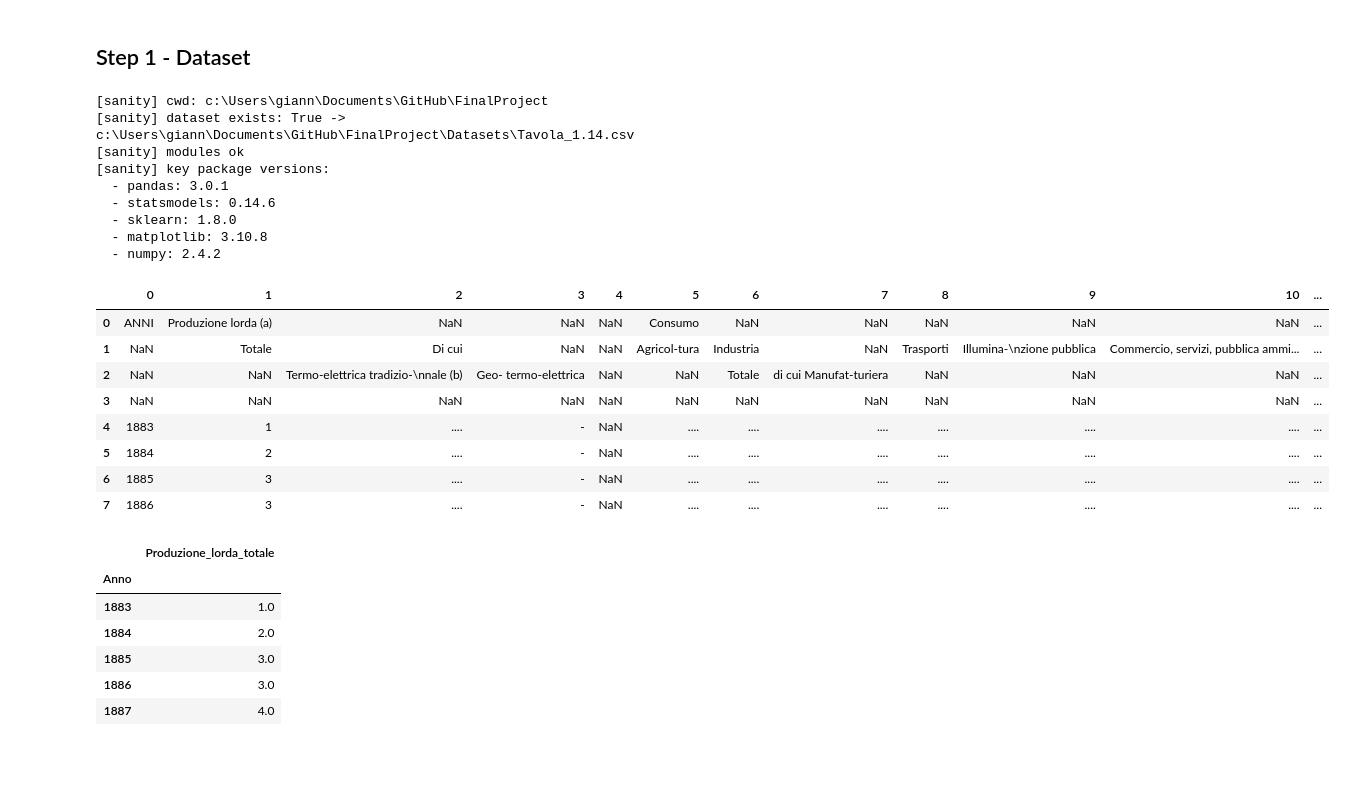
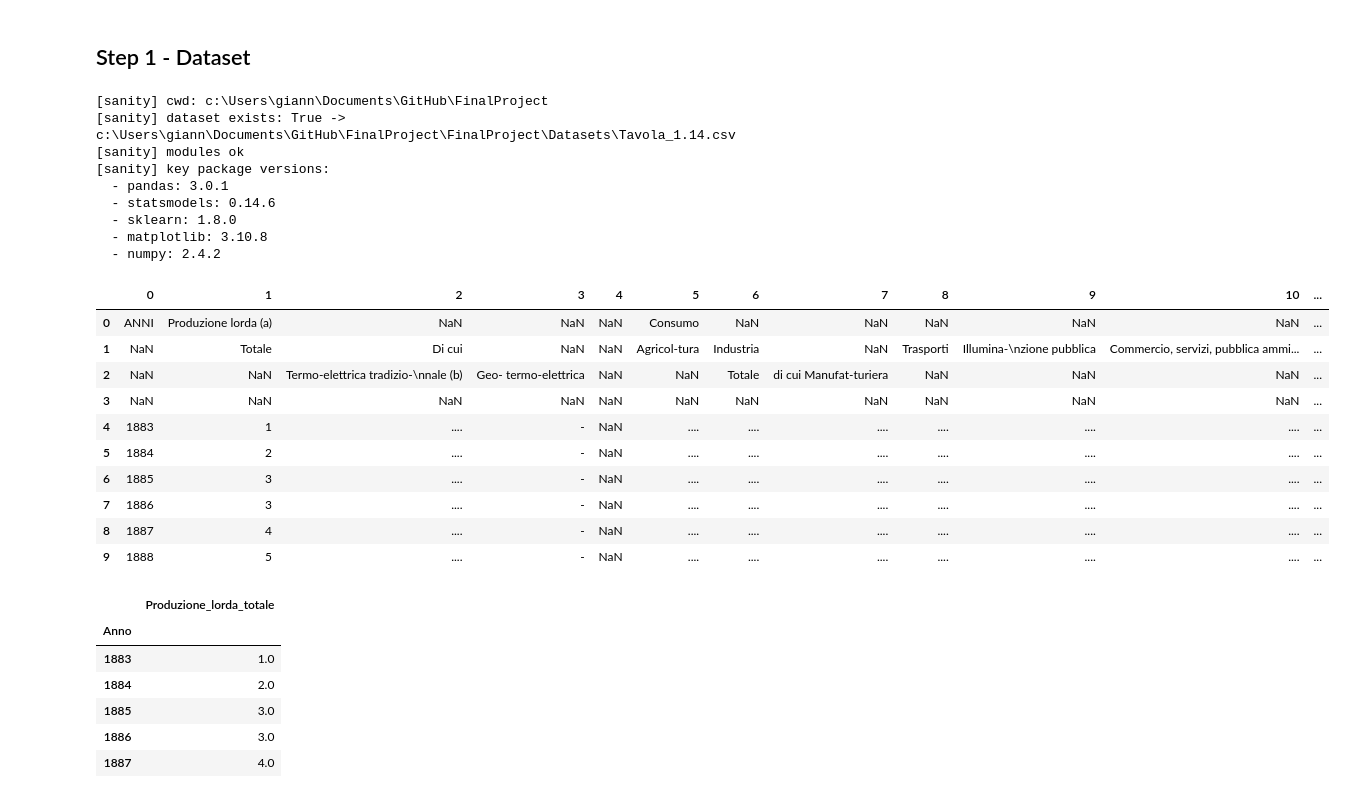
Before and after one commit to 1ngVG-OA/FinalProject, a Jupyter notebook: Tavola_1.14.ipynb, the cells around one changed output. Drawn from its saved outputs; the diff is of its cells as text; code cells hidden in the pictures; blank space fills up the shorter version.

```diff
--- a/Tavola_1.14.ipynb
+++ b/Tavola_1.14.ipynb
@@ -16,13 +16,17 @@ from pathlib import Path
 import importlib
 
 project_root = Path.cwd()
-data_path = project_root / "Datasets" / "Tavola_1.14.csv"
+data_candidates = [
+    project_root / "FinalProject" / "Datasets" / "Tavola_1.14.csv",
+    project_root / "Datasets" / "Tavola_1.14.csv",
+]
+data_path = next((path for path in data_candidates if path.exists()), data_candidates[0])
 
 required_modules = [
-    "Mains.notebook_steps.step1_dataset",
-    "Mains.notebook_steps.step2_preprocessing",
-    "Mains.notebook_steps.step3_split",
-    "Mains.notebook_steps.step4_statistical",
+    "FinalProject.ProduzioneLordaEnergia_Steps.step1_dataset",
+    "FinalProject.ProduzioneLordaEnergia_Steps.step2_preprocessing",
+    "FinalProject.ProduzioneLordaEnergia_Steps.step3_split",
+    "FinalProject.ProduzioneLordaEnergia_Steps.step4_statistical",
 ]
 
 key_packages = ["pandas", "statsmodels", "sklearn", "matplotlib", "numpy"]
@@ -55,7 +59,7 @@ for pkg, version in package_versions.items():
     print(f"  - {pkg}: {version}")
 # %% [output]
 [sanity] cwd: c:\Users\giann\Documents\GitHub\FinalProject
-[sanity] dataset exists: True -> c:\Users\giann\Documents\GitHub\FinalProject\Datasets\Tavola_1.14.csv
+[sanity] dataset exists: True -> c:\Users\giann\Documents\GitHub\FinalProject\FinalProject\Datasets\Tavola_1.14.csv
 [sanity] modules ok
 [sanity] key package versions:
   - pandas: 3.0.1
@@ -71,24 +75,29 @@ import pandas as pd
 
 plt.style.use("seaborn-v0_8-whitegrid")
 
-DATA_PATH = Path("Datasets") / "Tavola_1.14.csv"
+DATA_PATH = Path("FinalProject") / "Datasets" / "Tavola_1.14.csv"
 TARGET_COL = "Produzione_lorda_totale"
 # %%
+from FinalProject.ProduzioneLordaEnergia_Steps.step1_dataset import load_istat_series
+
+
 raw_preview, series_df, summary = load_istat_series(
     DATA_PATH,
     target_col_name=TARGET_COL,
 )
-raw_preview.head(8)
+raw_preview.head(10)
 # %% [output]
 |  | 0 | 1 | 2 | 3 | 4 | 5 | 6 | 7 | 8 | 9 | 10 | ... |
 | 0 | ANNI | Produzione lorda (a) | NaN | NaN | NaN | Consumo | NaN | NaN | NaN | NaN | NaN | ... |
 | 1 | NaN | Totale | Di cui | NaN | NaN | Agricol-tura | Industria | NaN | Trasporti | Illumina-\nzione pubblica | Commercio, servizi, pubblica ammi... | ... |
 | 2 | NaN | NaN | Termo-elettrica tradizio-\nnale (b) | Geo- termo-elettrica | NaN | NaN | Totale | di cui Manufat-turiera | NaN | NaN | NaN | ... |
 | 3 | NaN | NaN | NaN | NaN | NaN | NaN | NaN | NaN | NaN | NaN | NaN | ... |
 | 4 | 1883 | 1 | .... | - | NaN | .... | .... | .... | .... | .... | .... | ... |
 | 5 | 1884 | 2 | .... | - | NaN | .... | .... | .... | .... | .... | .... | ... |
 | 6 | 1885 | 3 | .... | - | NaN | .... | .... | .... | .... | .... | .... | ... |
 | 7 | 1886 | 3 | .... | - | NaN | .... | .... | .... | .... | .... | .... | ... |
+| 8 | 1887 | 4 | .... | - | NaN | .... | .... | .... | .... | .... | .... | ... |
+| 9 | 1888 | 5 | .... | - | NaN | .... | .... | .... | .... | .... | .... | ... |
 # %%
 series_df.head()
 # %% [output]
```
Also changed, not shown: parts of 24 cells of this notebook, 10 other files.
